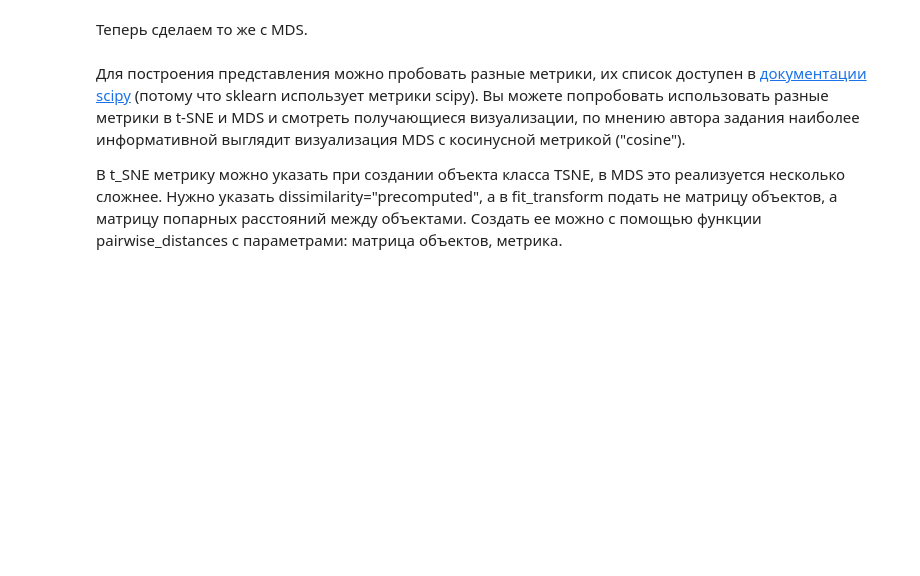
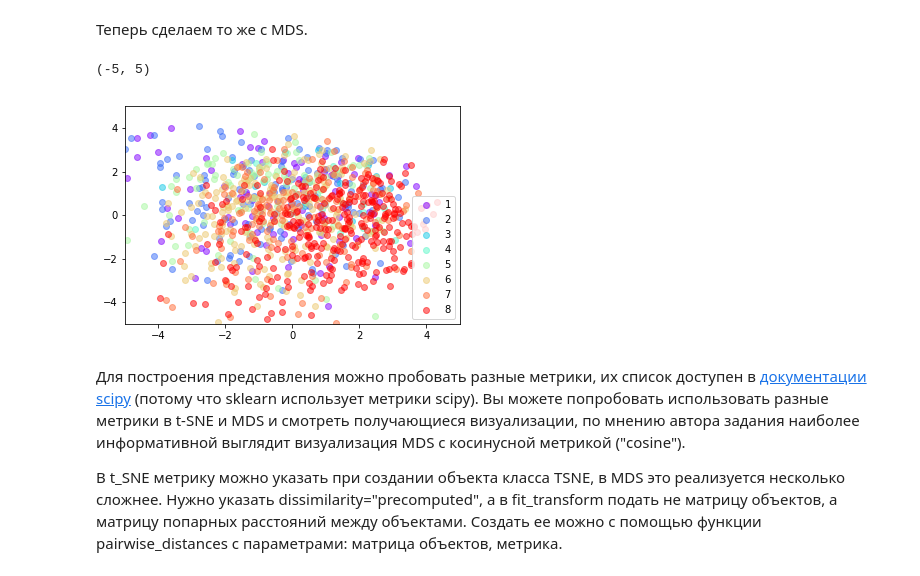
Before and after one commit to kcostya/mipt, a Jupyter notebook: unsupervised-learning/week-3/VisualizationPeerReview.ipynb, the cells around one changed output. Cells and saved outputs as stored; diff of their text form; code cells hidden in the pictures; blank space fills up the shorter version.

```diff
--- a/unsupervised-learning/week-3/VisualizationPeerReview.ipynb
+++ b/unsupervised-learning/week-3/VisualizationPeerReview.ipynb
@@ -288,12 +288,15 @@ MDS_transformed = mds.fit_transform(data_subset)
 # %%
 colors = cm.rainbow(np.linspace(0, 1, len(set(response_subset))))
 for y, c in zip(set(response_subset), colors):
     plt.scatter(MDS_transformed[response_subset.values==y, 0],
                 MDS_transformed[response_subset.values==y, 1],
-                c=c, alpha=0.5, label=str(y))
-plt.legend()
-#plt.xlim(-5, 5)   # масса точек концентрируется в этом масштабе
-#plt.ylim(-5, 5)   # рекомендуем сначала отобразить визуализацию целиком, а затем раскомментировать эти строки.
+                c=c, alpha=0.5, label=str(y));
+plt.legend();
+plt.xlim(-5, 5)   # масса точек концентрируется в этом масштабе
+plt.ylim(-5, 5)   # рекомендуем сначала отобразить визуализацию целиком, а затем раскомментировать эти строки.
+# %% [output]
+(-5, 5)
+[figure, added]
 # %% [markdown]
 Для построения представления можно пробовать разные метрики, их список доступен в [документации scipy](http://docs.scipy.org/doc/scipy-0.14.0/reference/generated/scipy.spatial.distance.pdist.html) (потому что sklearn использует метрики scipy). Вы можете попробовать использовать разные метрики в t-SNE и MDS и смотреть получающиеся визуализации, по мнению автора задания наиболее информативной выглядит визуализация MDS c косинусной метрикой ("cosine").
 
```
Also changed, not shown: parts of 5 cells of this notebook.
